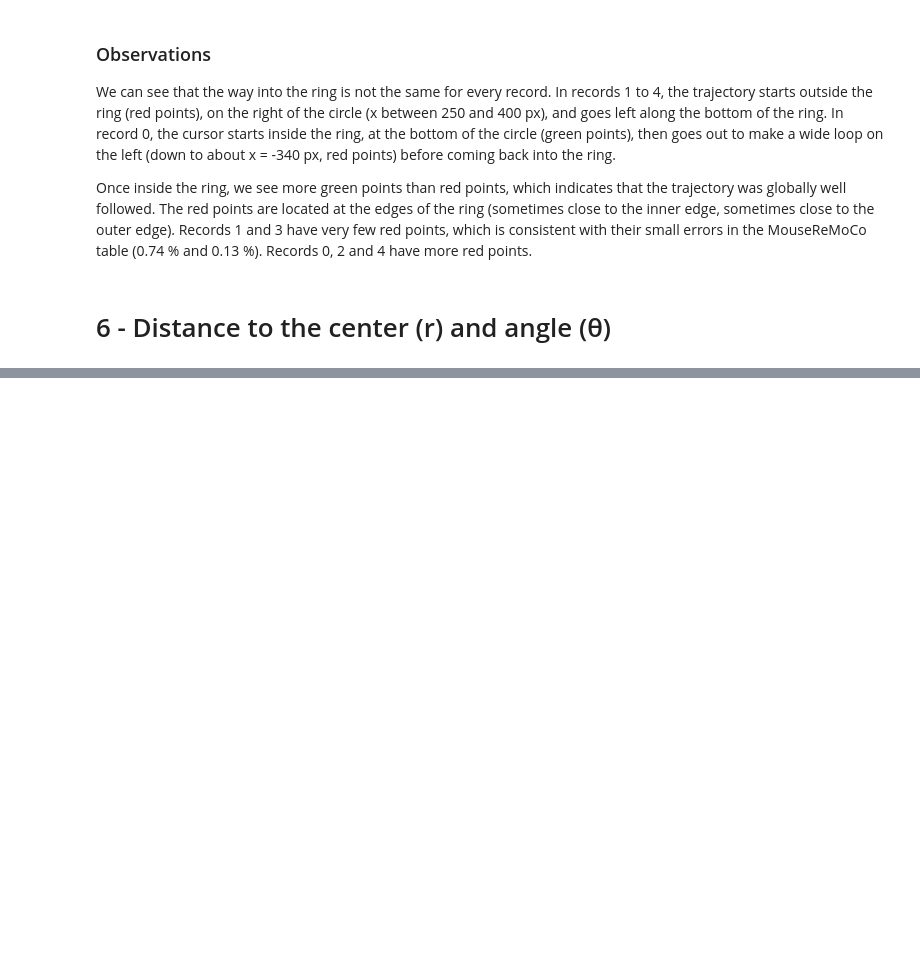
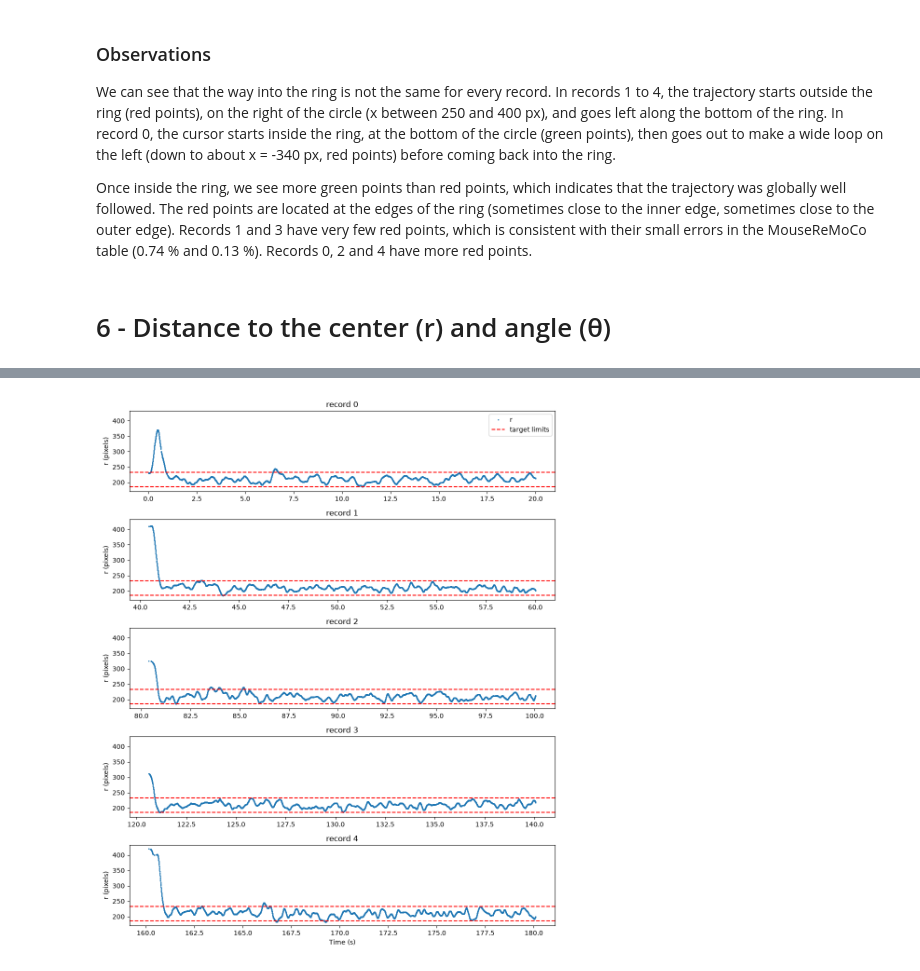
Before and after one commit to jeanne-le-roux-web/circular-task-analysis, a Jupyter notebook: notebooks/02_graphics.ipynb, the cells around one changed output, grey strips where cells are left out. Cells and saved outputs as stored; diff of their text form; code cells hidden in the pictures; blank space fills up the shorter version.

```diff
--- a/notebooks/02_graphics.ipynb
+++ b/notebooks/02_graphics.ipynb
@@ -184,0 +190,19 @@ for i in range(n_records):
+# %%
+plt.close("all")
+
+# distance to the center over time, with the limits of the target (186 and 233 px)
+fig, axs = plt.subplots(n_records, 1, num=8, figsize=(10, 12), sharey=True)
+
+for i in range(n_records):
+    axs[i].plot(t_trials[i], r_trials[i], ".", markersize=2, label="r")
+    axs[i].axhline(r_in, color="red", linestyle="--", label="target limits")
+    axs[i].axhline(r_out, color="red", linestyle="--")
+    axs[i].set_title(f"record {i}")
+    axs[i].set_ylabel("r (pixels)")
+
+axs[0].legend(loc="upper right")
+axs[-1].set_xlabel("Time (s)")
+fig.tight_layout()
+plt.show()
+# %% [output]
+[figure, added]
```
Also changed, not shown: parts of 1 cell of this notebook.
